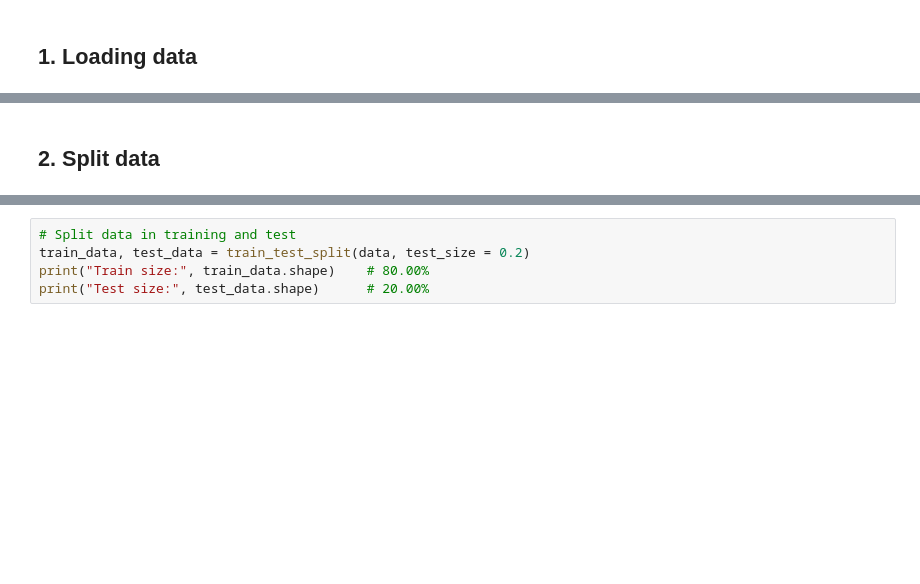
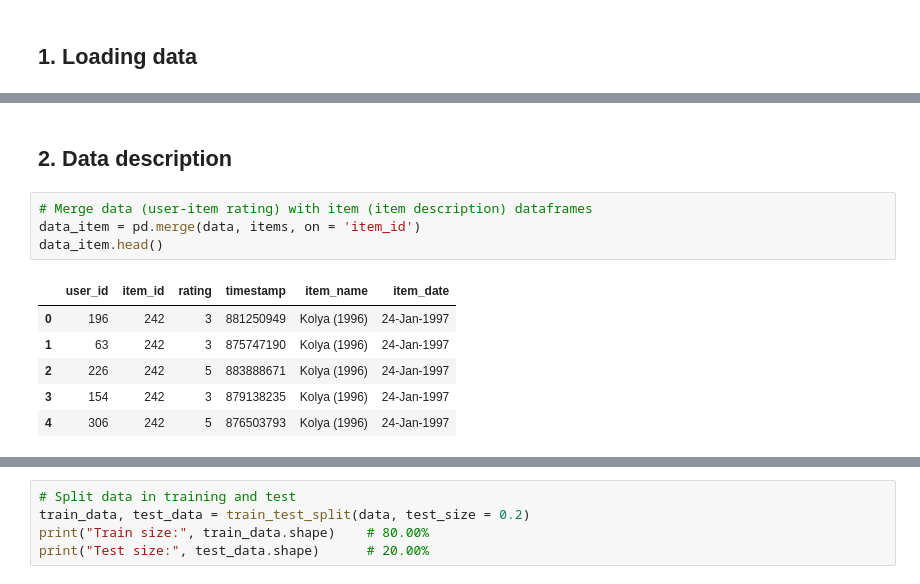
Before and after one commit to ansegura7/RS_Surprise, a Jupyter notebook: code/RS_SVD.ipynb, the cells around one changed output, grey strips where cells are left out. Drawn from its saved outputs; the diff is of its cells as text; blank space fills up the shorter version.

```diff
--- a/code/RS_SVD.ipynb
+++ b/code/RS_SVD.ipynb
@@ -45,2 +60,13 @@ data.head()
 # %% [markdown]
-## 2. Split data
+## 2. Data description
+# %%
+# Merge data (user-item rating) with item (item description) dataframes
+data_item = pd.merge(data, items, on = 'item_id')
+data_item.head()
+# %% [output]
+|  | user_id | item_id | rating | timestamp | item_name | item_date |
+| 0 | 196 | 242 | 3 | 881250949 | Kolya (1996) | 24-Jan-1997 |
+| 1 | 63 | 242 | 3 | 875747190 | Kolya (1996) | 24-Jan-1997 |
+| 2 | 226 | 242 | 5 | 883888671 | Kolya (1996) | 24-Jan-1997 |
+| 3 | 154 | 242 | 3 | 879138235 | Kolya (1996) | 24-Jan-1997 |
+| 4 | 306 | 242 | 5 | 876503793 | Kolya (1996) | 24-Jan-1997 |
```
Also changed, not shown: parts of 30 cells of this notebook, 2 other files.
